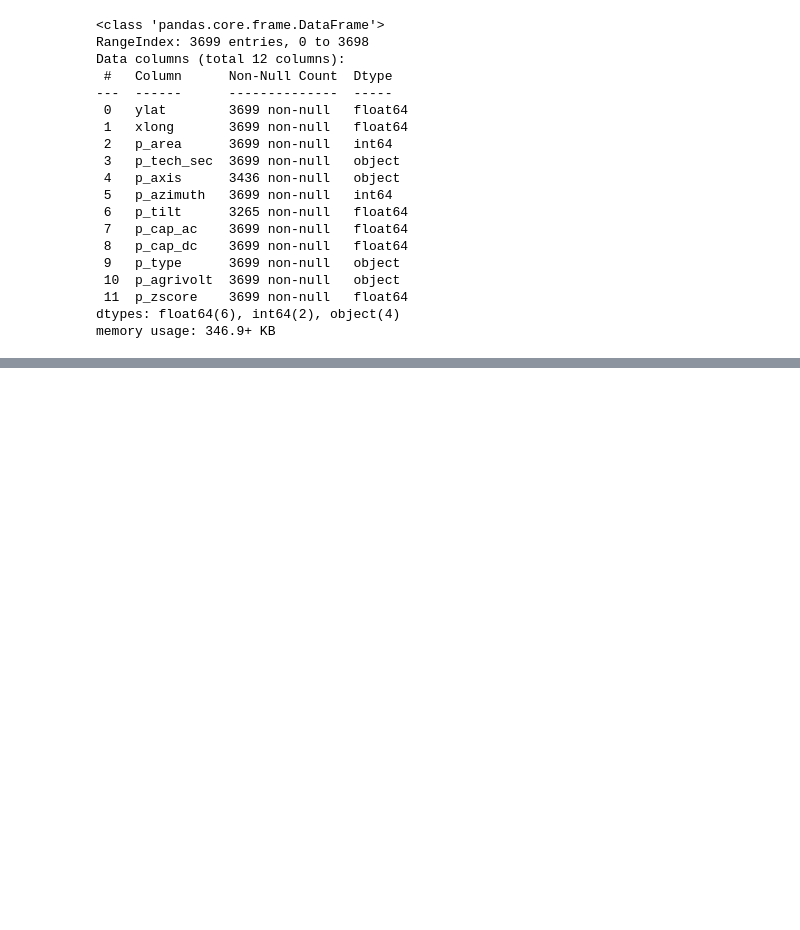
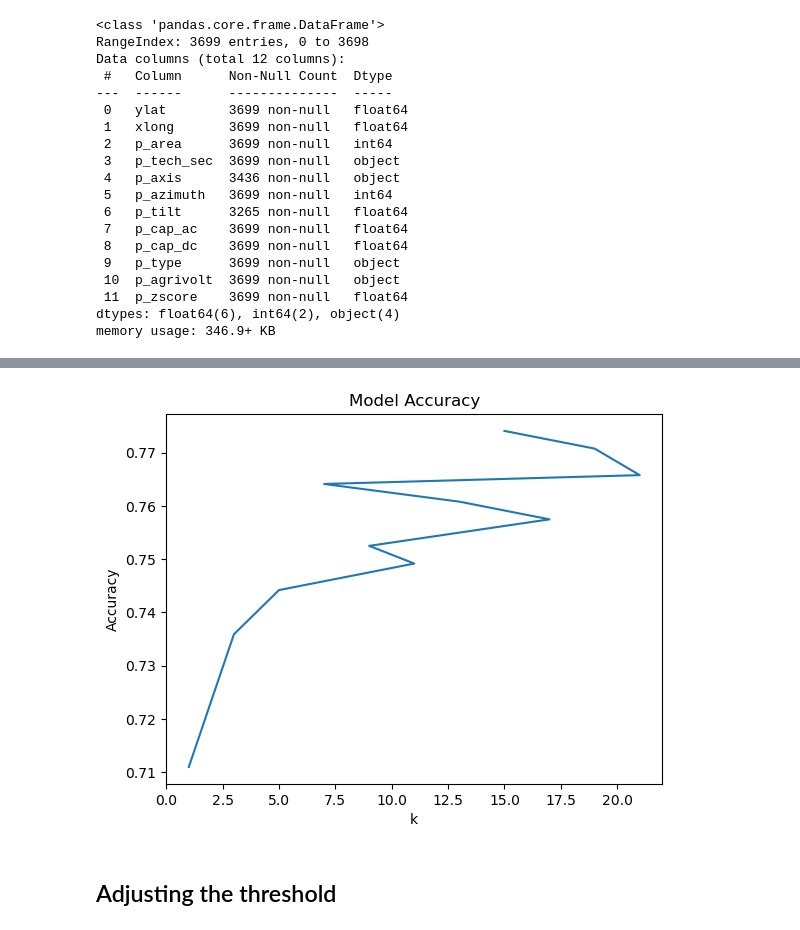
Before and after one commit to LibertyV7/DS4001G1, a Jupyter notebook: data_cleaning.ipynb, the cells around one changed output, grey strips where cells are left out. Cells and saved outputs as stored; diff of their text form; code cells hidden in the pictures; blank space fills up the shorter version.

```diff
--- a/data_cleaning.ipynb
+++ b/data_cleaning.ipynb
@@ -116,0 +325,13 @@ memory usage: 346.9+ KB
+# %%
+def chooseK(k, X_train, y_train, X_test, y_test):
+    random.seed(1)
+    print("calculating... ", k, "k")    # I'll include this so you can see the progress of the function as it runs
+    class_knn = KNeighborsClassifier(n_neighbors=k)
+    class_knn.fit(X_train, y_train)
+
+    # calculate accuracy
+    accu = class_knn.score(X_test, y_test)
+    return accu
+# %%
+test = pd.DataFrame({'k':list(range(1,22,2)),
+                     'accu':[chooseK(x, X_train, y_train, X_test, y_test) for x in list(range(1, 22, 2))]})
@@ -116,0 +365,3 @@ memory usage: 346.9+ KB
+# %%
+test = test.sort_values(by=['accu'], ascending=False)
+test
@@ -116,0 +381,10 @@ memory usage: 346.9+ KB
+# %%
+plt.plot(test['k'], test['accu'])
+plt.xlabel('k')
+plt.ylabel('Accuracy')
+plt.title('Model Accuracy')
+plt.show()
+# %% [output]
+[figure, added]
+# %% [markdown]
+## Adjusting the threshold
```
Also changed, not shown: parts of 46 cells of this notebook.
